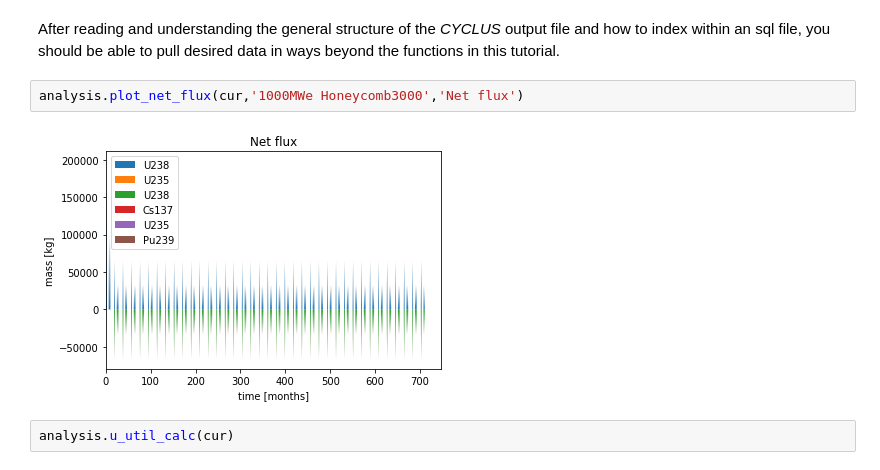
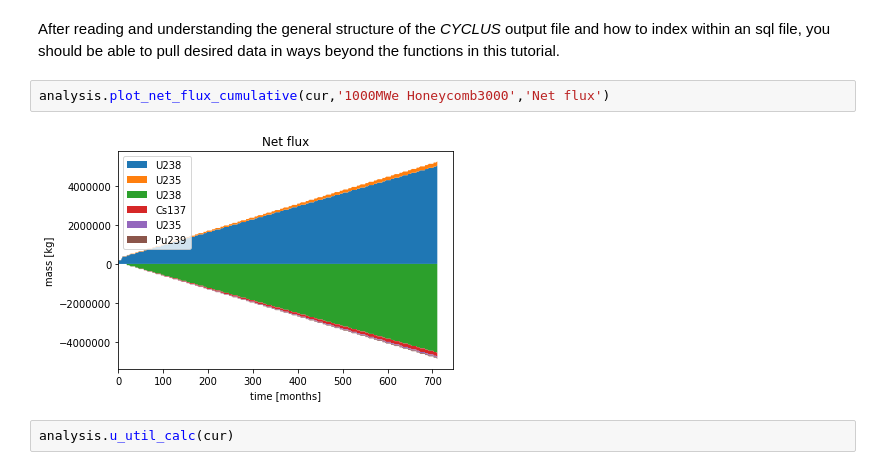
Before and after one commit to pichman2/cyclus-tutorial, a Jupyter notebook: Tutorial.ipynb, the cells around one changed output. Drawn from its saved outputs; the diff is of its cells as text.

Commit message:
recent Tutorial plot update

```diff
--- a/Tutorial.ipynb
+++ b/Tutorial.ipynb
@@ -409,9 +422,9 @@ analysis.total_isotope_used(cur, 'UraniumMine')
 # %% [markdown]
 After reading and understanding the general structure of the *CYCLUS* output file and how to index within an sql file, you should be able to pull desired data in ways beyond the functions in this tutorial.
 # %%
-analysis.plot_net_flux(cur,'1000MWe Honeycomb3000','Net flux')
+analysis.plot_net_flux_cumulative(cur,'1000MWe Honeycomb3000','Net flux')
 # %% [output]
-[figure, old version]
+[figure, new version]
 # %%
 analysis.u_util_calc(cur)
 # %% [output]
```
Also changed, not shown: parts of 5 cells of this notebook.
